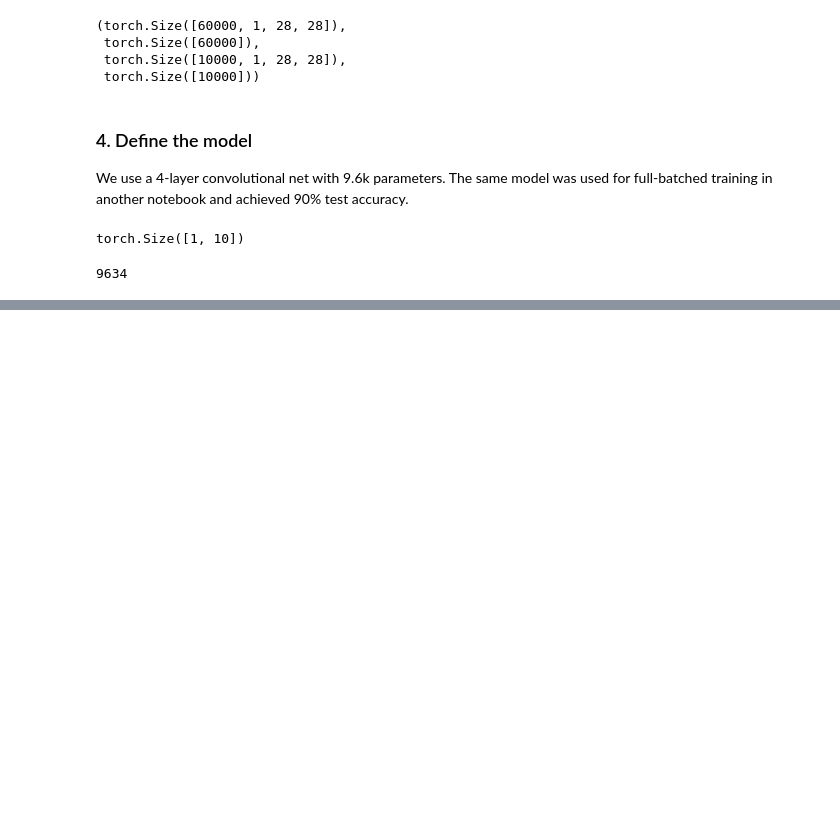
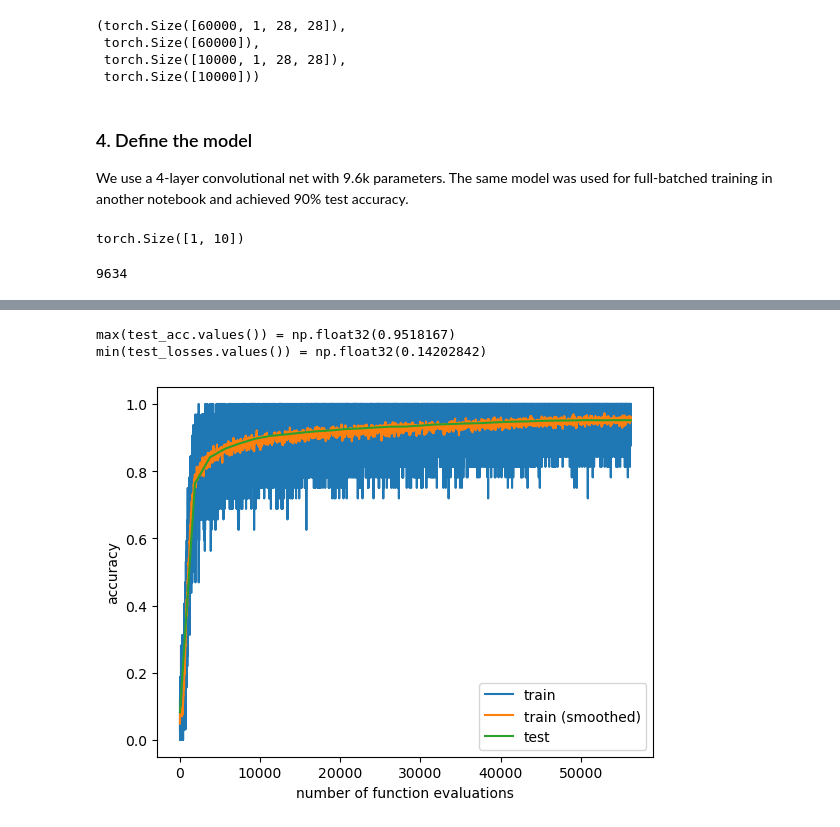
Before and after one commit to inikishev/torchzero, a Jupyter notebook: docs/examples/Mini-batch FashionMNIST.ipynb, the cells around one changed output, grey strips where cells are left out. Saved outputs shown, nothing was run; the diff lists cells and outputs as text; code cells hidden in the pictures; blank space fills up the shorter version.

```diff
--- a/docs/examples/Mini-batch FashionMNIST.ipynb
+++ b/docs/examples/Mini-batch FashionMNIST.ipynb
@@ -191,3 +222,18 @@ min(test_losses.values()) = np.float32(0.20091964)
+# %%
+model, train_losses, test_losses, train_acc, test_acc = run(
+    opt_fn = lambda params: tz.Modular(
+        params,
+        tz.m.SOAP(),
+        tz.m.NormalizeByEMA(max_ema_growth=1.2),
+        tz.m.LR(1e-3),
+    ),
+    epochs=30,
+    scheduler_fn = lambda opt: torch.optim.lr_scheduler.OneCycleLR(opt, max_lr=1e-3, epochs=30, steps_per_epoch=len(dl_train), cycle_momentum=False)
+)
+# %% [output]
+max(test_acc.values()) = np.float32(0.9518167)
+min(test_losses.values()) = np.float32(0.14202842)
+[figure, added]
 # %%
 model, train_losses, test_losses, train_acc, test_acc = run(
     opt_fn = lambda params: tz.Modular(
```
Also changed, not shown: parts of 13 cells of this notebook, 17 other files.
